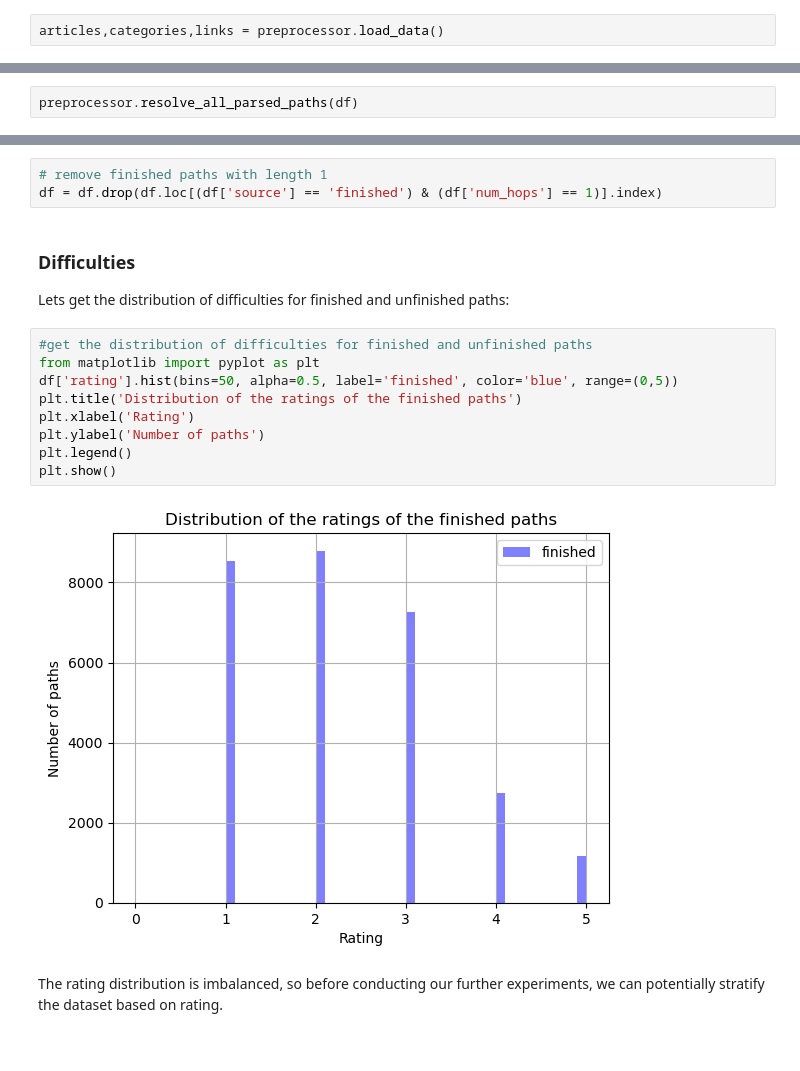
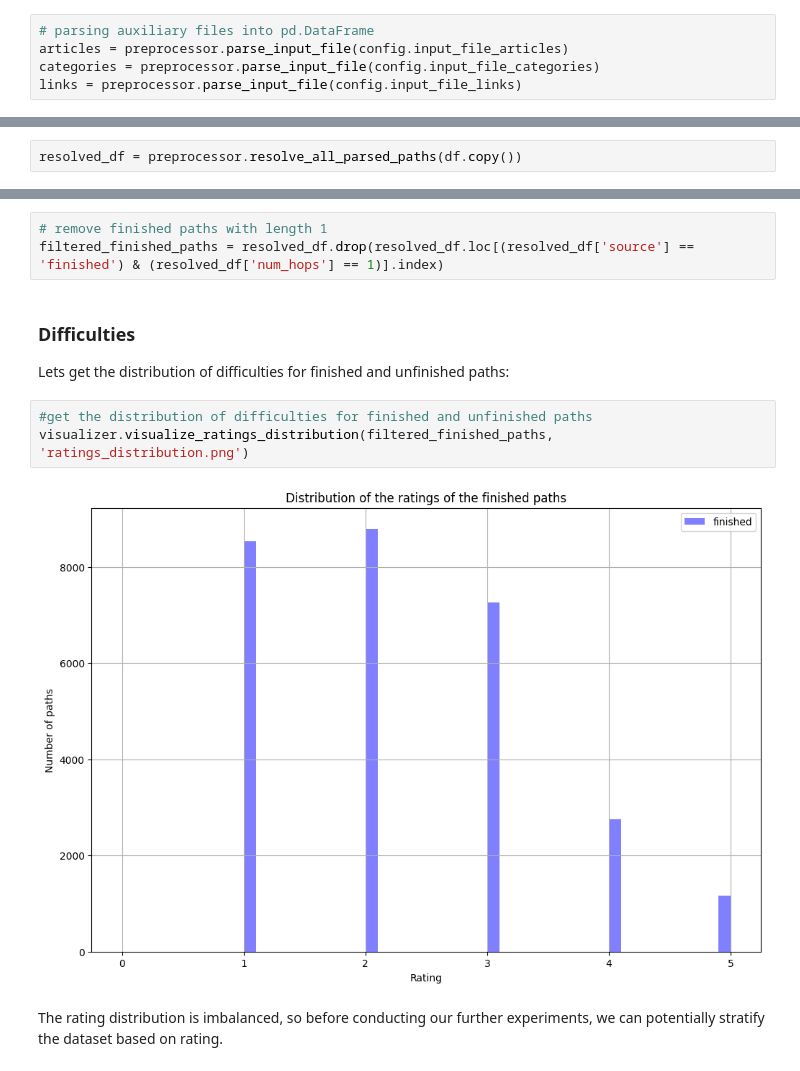
Before and after one commit to au-nlp/project-milestone-p2-group11, a Jupyter notebook: main.ipynb, the cells around one changed output, grey strips where cells are left out. Cells and saved outputs as stored; diff of their text form.

Commit message:
fix: resolve code organization

```diff
--- a/main.ipynb
+++ b/main.ipynb
@@ -56,7 +54,10 @@ As shown above, we have a few start-destination pairs with a high number of path
 # %% [markdown]
 <h3>Articles</h3>
 # %%
-articles,categories,links = preprocessor.load_data()
+# parsing auxiliary files into pd.DataFrame
+articles = preprocessor.parse_input_file(config.input_file_articles)
+categories = preprocessor.parse_input_file(config.input_file_categories)
+links = preprocessor.parse_input_file(config.input_file_links)
 # %%
 # number of articles
 print(f'Number of articles: {len(articles)}')
@@ -315,6 +198,6 @@ df[df['path'].astype(str).str.contains('<')].head(10)['path']
 49    2004_Atlantic_hurricane_season;Atlantic_Ocean;...
 Name: path, dtype: object
 # %%
-preprocessor.resolve_all_parsed_paths(df)
+resolved_df = preprocessor.resolve_all_parsed_paths(df.copy())
 # %%
 #check if all '<' are resolved
@@ -329,22 +212,16 @@ print('num of finished paths with length 1 before removal:', len(df.loc[(df['sou
 num of finished paths with length 1 before removal: 11
 # %%
 # remove finished paths with length 1
-df = df.drop(df.loc[(df['source'] == 'finished') & (df['num_hops'] == 1)].index)
+filtered_finished_paths = resolved_df.drop(resolved_df.loc[(resolved_df['source'] == 'finished') & (resolved_df['num_hops'] == 1)].index)
 # %% [markdown]
 <h3>Difficulties</h3>
 
 Lets get the distribution of difficulties for finished and unfinished paths:
 # %%
 #get the distribution of difficulties for finished and unfinished paths
-from matplotlib import pyplot as plt
-df['rating'].hist(bins=50, alpha=0.5, label='finished', color='blue', range=(0,5))
-plt.title('Distribution of the ratings of the finished paths')
-plt.xlabel('Rating')
-plt.ylabel('Number of paths')
-plt.legend()
-plt.show()
+visualizer.visualize_ratings_distribution(filtered_finished_paths, 'ratings_distribution.png')
 # %% [output]
-[figure, old version]
+[figure, new version]
 # %% [markdown]
 The rating distribution is imbalanced, so before conducting our further experiments, we can potentially stratify the dataset based on rating.
 # %% [markdown]
```
Also changed, not shown: parts of 25 cells of this notebook, 3 other files.
